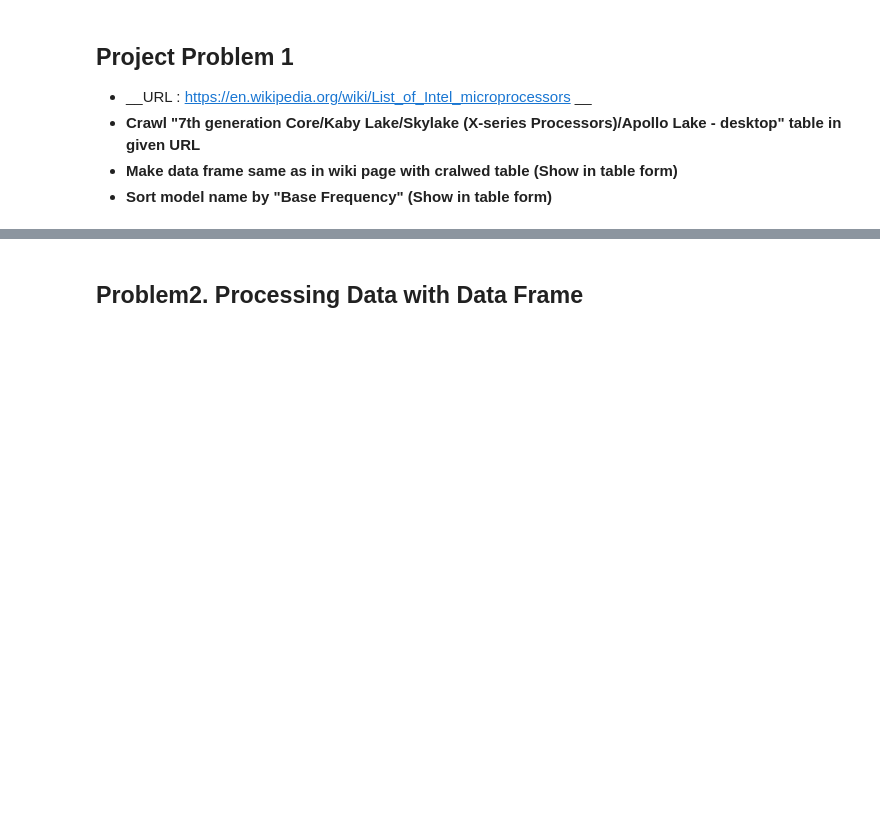
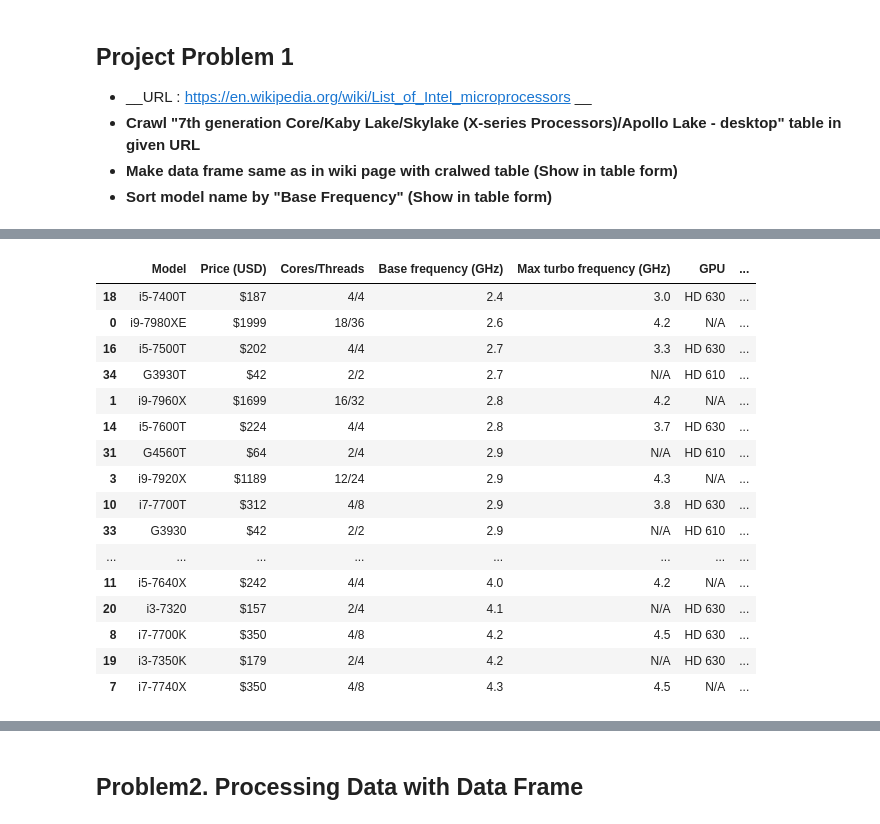
Before and after one commit to JinheonBaek/DataScience, a Jupyter notebook: HW-2/HW2_2016320198_백진헌.ipynb, the cells around one changed output, grey strips where cells are left out. Cells and saved outputs as stored; diff of their text form; code cells hidden in the pictures; blank space fills up the shorter version.

```diff
--- a/HW-2/HW2_2016320198_백진헌.ipynb
+++ b/HW-2/HW2_2016320198_백진헌.ipynb
@@ -451,2 +549,26 @@ df
+# %%
+###YOUR CODE HERE###
+
+## Sort by base frequency
+df.sort_values(by='Base frequency (GHz)', ascending=True, inplace=True)
+df
+# %% [output]
+|  | Model | Price (USD) | Cores/Threads | Base frequency (GHz) | Max turbo frequency (GHz) | GPU | ... |
+| 18 | i5-7400T | $187 | 4/4 | 2.4 | 3.0 | HD 630 | ... |
+| 0 | i9-7980XE | $1999 | 18/36 | 2.6 | 4.2 | N/A | ... |
+| 16 | i5-7500T | $202 | 4/4 | 2.7 | 3.3 | HD 630 | ... |
+| 34 | G3930T | $42 | 2/2 | 2.7 | N/A | HD 610 | ... |
+| 1 | i9-7960X | $1699 | 16/32 | 2.8 | 4.2 | N/A | ... |
+| 14 | i5-7600T | $224 | 4/4 | 2.8 | 3.7 | HD 630 | ... |
+| 31 | G4560T | $64 | 2/4 | 2.9 | N/A | HD 610 | ... |
+| 3 | i9-7920X | $1189 | 12/24 | 2.9 | 4.3 | N/A | ... |
+| 10 | i7-7700T | $312 | 4/8 | 2.9 | 3.8 | HD 630 | ... |
+| 33 | G3930 | $42 | 2/2 | 2.9 | N/A | HD 610 | ... |
+| ... | ... | ... | ... | ... | ... | ... | ... |
+| 11 | i5-7640X | $242 | 4/4 | 4.0 | 4.2 | N/A | ... |
+| 20 | i3-7320 | $157 | 2/4 | 4.1 | N/A | HD 630 | ... |
+| 8 | i7-7700K | $350 | 4/8 | 4.2 | 4.5 | HD 630 | ... |
+| 19 | i3-7350K | $179 | 2/4 | 4.2 | N/A | HD 630 | ... |
+| 7 | i7-7740X | $350 | 4/8 | 4.3 | 4.5 | N/A | ... |
 # %%
 ###YOUR CODE HERE###
```
Also changed, not shown: parts of 9 cells of this notebook.
